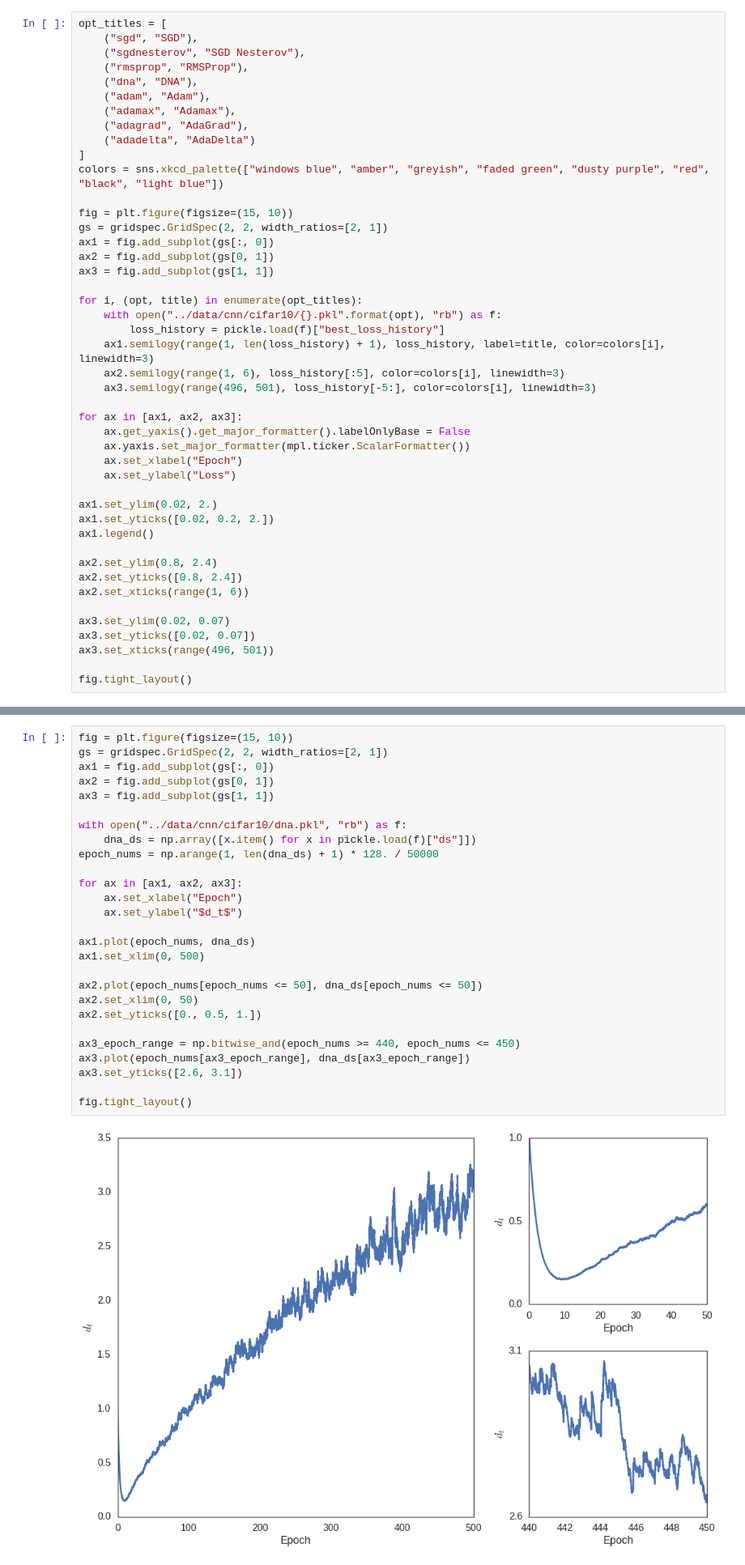
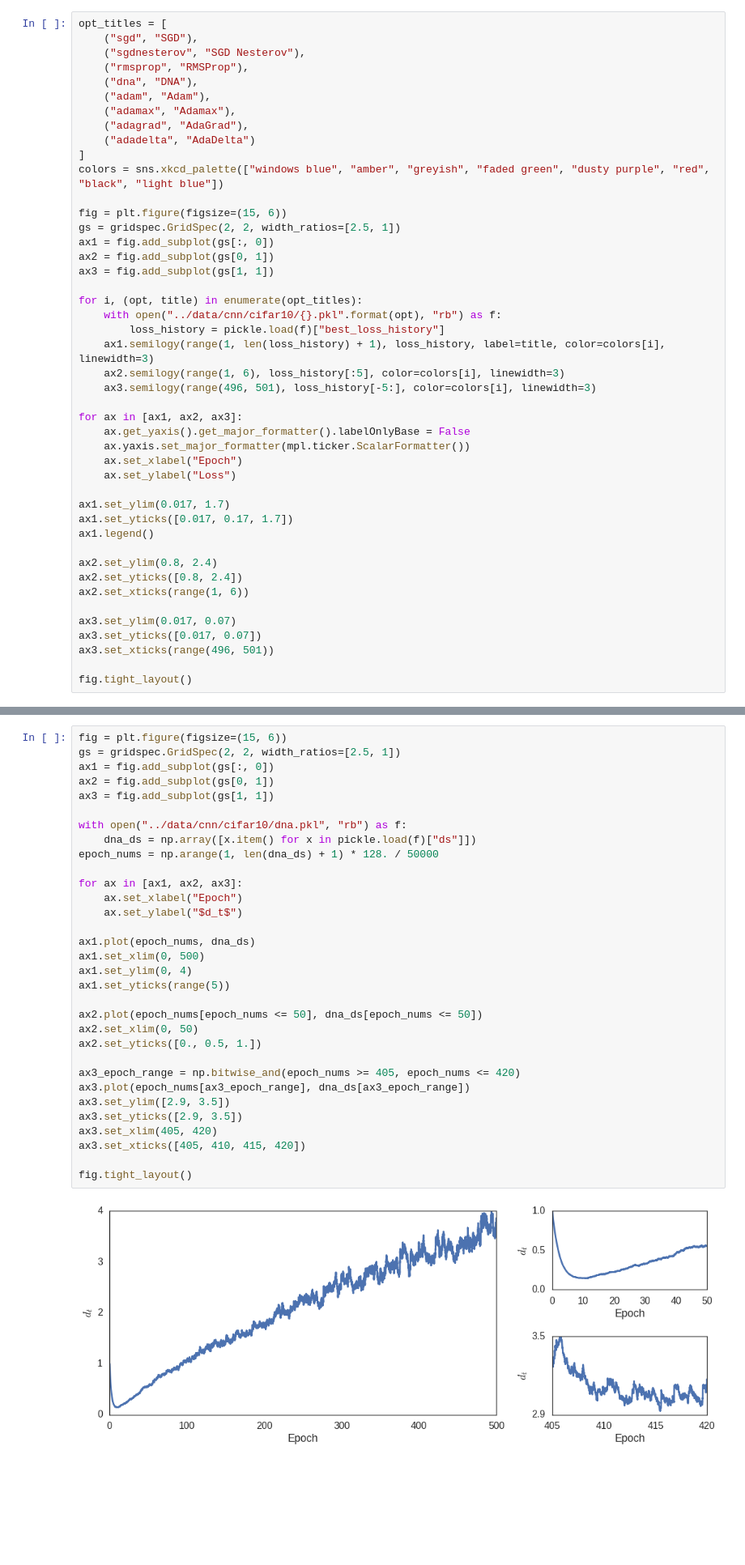
Before and after one commit to jayanthkoushik/sgd-feedback, a Jupyter notebook: src/compare_opts.ipynb, the cells around one changed output, grey strips where cells are left out. Shown: that part at 81% size. Drawn from its saved outputs; the diff is of its cells as text; blank space fills up the shorter version.

```diff
--- a/src/compare_opts.ipynb
+++ b/src/compare_opts.ipynb
@@ -26,8 +26,8 @@ opt_titles = [
 ]
 colors = sns.xkcd_palette(["windows blue", "amber", "greyish", "faded green", "dusty purple", "red", "black", "light blue"])
 
-fig = plt.figure(figsize=(15, 10))
-gs = gridspec.GridSpec(2, 2, width_ratios=[2, 1])
+fig = plt.figure(figsize=(15, 6))
+gs = gridspec.GridSpec(2, 2, width_ratios=[2.5, 1])
 ax1 = fig.add_subplot(gs[:, 0])
 ax2 = fig.add_subplot(gs[0, 1])
 ax3 = fig.add_subplot(gs[1, 1])
@@ -45,16 +45,16 @@ for ax in [ax1, ax2, ax3]:
     ax.set_xlabel("Epoch")
     ax.set_ylabel("Loss")
 
-ax1.set_ylim(0.02, 2.)
-ax1.set_yticks([0.02, 0.2, 2.])
+ax1.set_ylim(0.017, 1.7)
+ax1.set_yticks([0.017, 0.17, 1.7])
 ax1.legend()
 
 ax2.set_ylim(0.8, 2.4)
 ax2.set_yticks([0.8, 2.4])
 ax2.set_xticks(range(1, 6))
 
-ax3.set_ylim(0.02, 0.07)
-ax3.set_yticks([0.02, 0.07])
+ax3.set_ylim(0.017, 0.07)
+ax3.set_yticks([0.017, 0.07])
 ax3.set_xticks(range(496, 501))
 
 fig.tight_layout()
@@ -63,29 +63,34 @@ fig.tight_layout()
 # %%
-fig = plt.figure(figsize=(15, 10))
-gs = gridspec.GridSpec(2, 2, width_ratios=[2, 1])
+fig = plt.figure(figsize=(15, 6))
+gs = gridspec.GridSpec(2, 2, width_ratios=[2.5, 1])
 ax1 = fig.add_subplot(gs[:, 0])
 ax2 = fig.add_subplot(gs[0, 1])
 ax3 = fig.add_subplot(gs[1, 1])
 
 with open("../data/cnn/cifar10/dna.pkl", "rb") as f:
     dna_ds = np.array([x.item() for x in pickle.load(f)["ds"]])
 epoch_nums = np.arange(1, len(dna_ds) + 1) * 128. / 50000
 
 for ax in [ax1, ax2, ax3]:
     ax.set_xlabel("Epoch")
     ax.set_ylabel("$d_t$")
 
 ax1.plot(epoch_nums, dna_ds)
 ax1.set_xlim(0, 500)
+ax1.set_ylim(0, 4)
+ax1.set_yticks(range(5))
 
 ax2.plot(epoch_nums[epoch_nums <= 50], dna_ds[epoch_nums <= 50])
 ax2.set_xlim(0, 50)
 ax2.set_yticks([0., 0.5, 1.])
 
-ax3_epoch_range = np.bitwise_and(epoch_nums >= 440, epoch_nums <= 450)
+ax3_epoch_range = np.bitwise_and(epoch_nums >= 405, epoch_nums <= 420)
 ax3.plot(epoch_nums[ax3_epoch_range], dna_ds[ax3_epoch_range])
-ax3.set_yticks([2.6, 3.1])
+ax3.set_ylim([2.9, 3.5])
+ax3.set_yticks([2.9, 3.5])
+ax3.set_xlim(405, 420)
+ax3.set_xticks([405, 410, 415, 420])
 
 fig.tight_layout()
 # %% [output]
-[figure, old version]
+[figure, new version]
```
Also changed, not shown: parts of 1 cell of this notebook, 3 other files.
